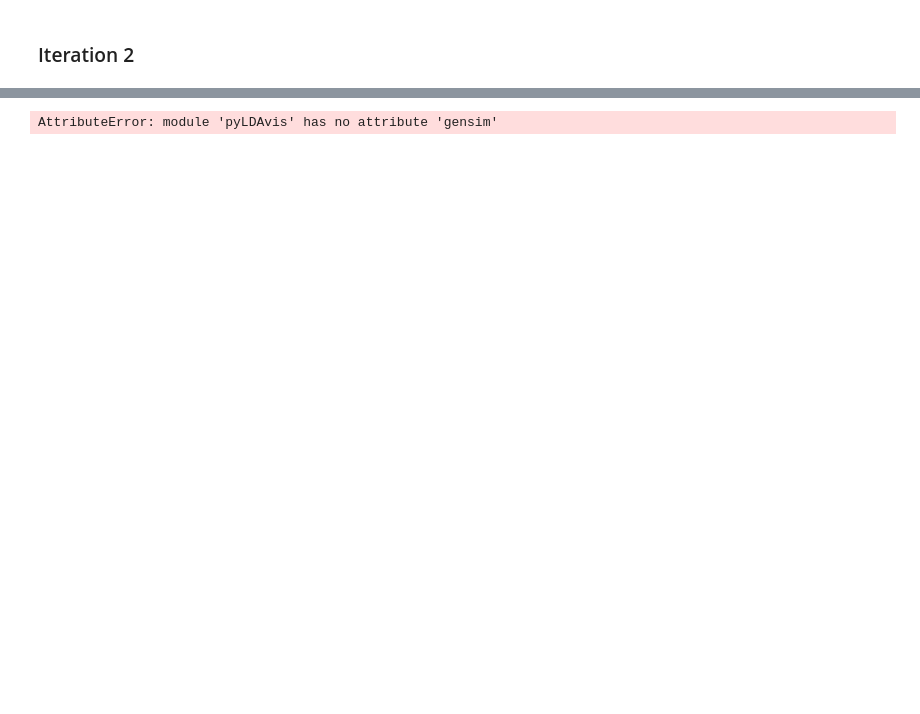
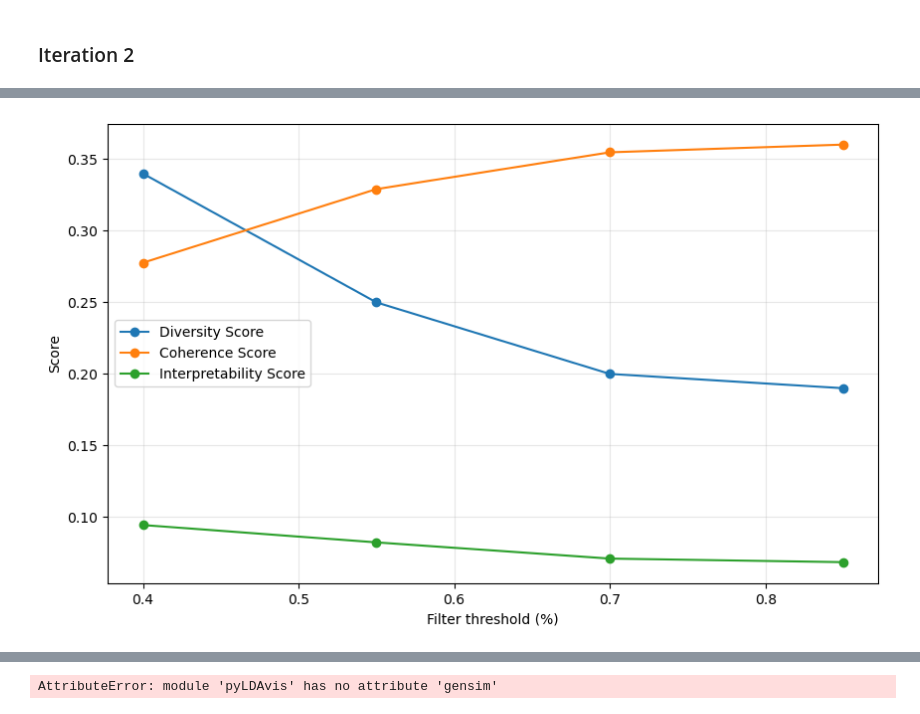
Before and after one commit to MaximeLambregts1/2024_nlp_assignment_2, a Jupyter notebook: LDA.ipynb, the cells around one changed output, grey strips where cells are left out. Drawn from its saved outputs; the diff is of its cells as text; code cells hidden in the pictures; blank space fills up the shorter version.

```diff
--- a/LDA.ipynb
+++ b/LDA.ipynb
@@ -41,0 +56,39 @@ Topic: 9 - Words: 0.011*"year" + 0.007*"company" + 0.007*"nasdaq" + 0.005*"earni
+# %%
+# create dataframe to store results
+df_results = []
+models = []
+
+for p_max in [0.4, 0.55, 0.7, 0.85]:
+    # train model
+    lda = LDA(docs=df['lemmatized_content'], n_topics=10, p_max=p_max)
+    lda.train_model()
+
+    # get metrics
+    coherence = lda.coherence_score()
+    diversity = lda.diversity_score(n_words=10)
+
+    # store results
+    df_results.append({'p_max': p_max,
+                       'coherence': coherence,
+                       'diversity': diversity,
+                       'n_filterwords': len(lda.filterwords)})
+    models.append(lda)
+
+df_results = pd.DataFrame(df_results)
+# %%
+df_results['interpretability'] = df_results['coherence'] * df_results['diversity']
+
+# Plotting the data
+plt.figure(figsize=(10, 6))
+plt.plot(df_results['p_max'], df_results['diversity'], marker='o', label='Diversity Score')
+plt.plot(df_results['p_max'], df_results['coherence'], marker='o', label='Coherence Score')
+plt.plot(df_results['p_max'], df_results['interpretability'], marker='o', label='Interpretability Score')
+
+# Adding titles and labels
+plt.xlabel('Filter threshold (%)')
+plt.ylabel('Score')
+plt.legend();
+# add grid
+plt.grid(alpha=0.3);
+# %% [output]
+[figure, added]
```
Also changed, not shown: parts of 27 cells of this notebook, 1 other file.
